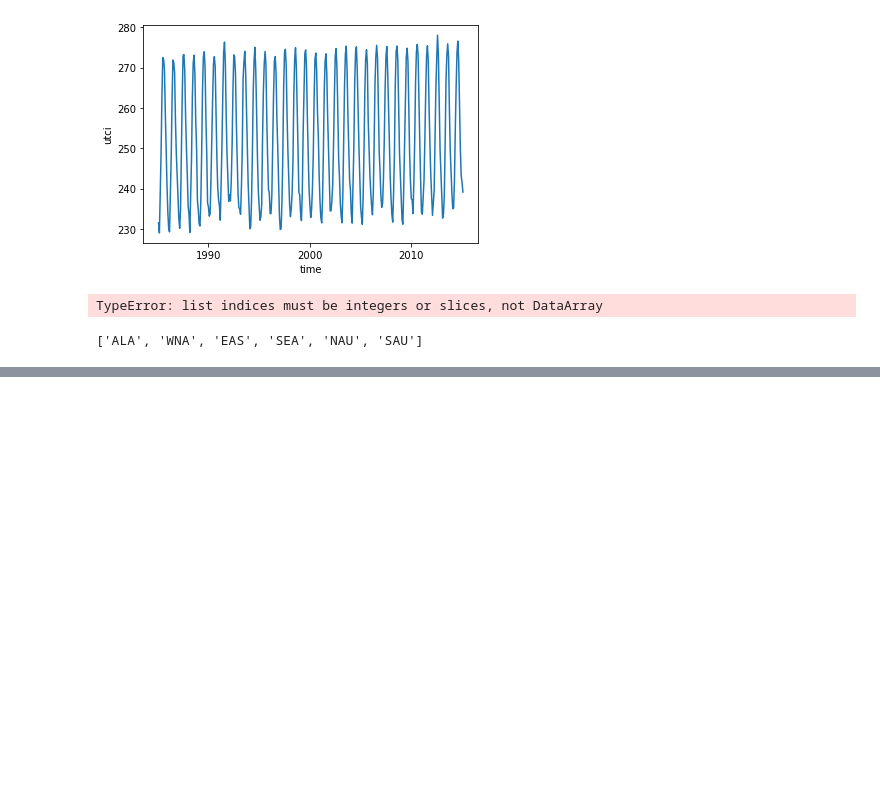
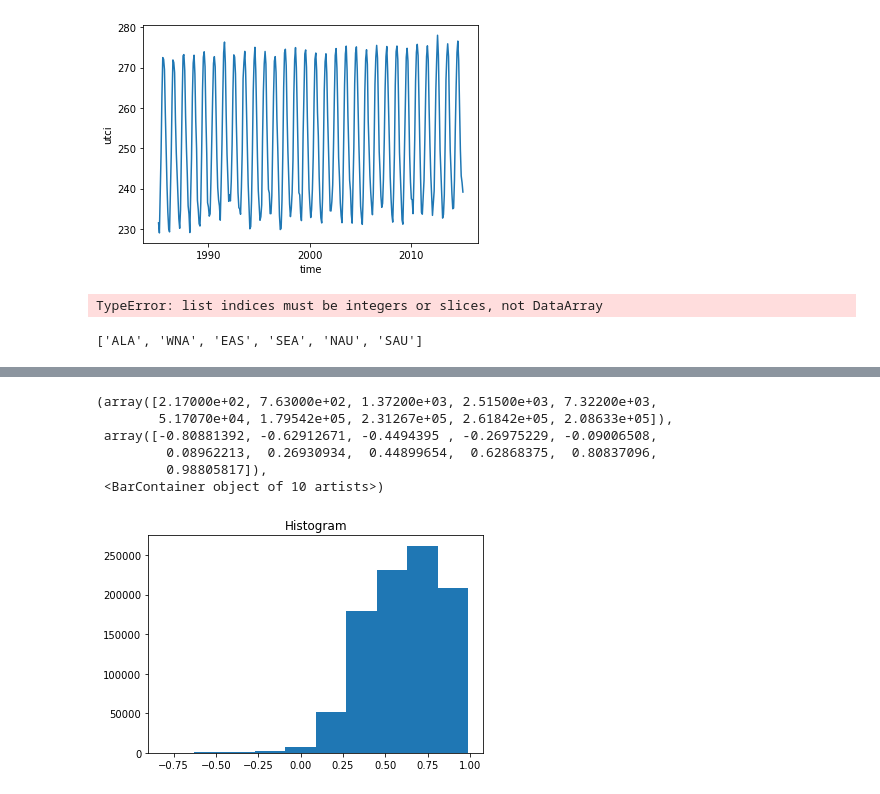
Before and after one commit to cmip6moap/project10, a Jupyter notebook: notebooks/UTCI_delta.ipynb, the cells around one changed output, grey strips where cells are left out. Cells and saved outputs as stored; diff of their text form; code cells hidden in the pictures; blank space fills up the shorter version.

```diff
--- a/notebooks/UTCI_delta.ipynb
+++ b/notebooks/UTCI_delta.ipynb
@@ -354,0 +514,31 @@ ds_baseline.region
+# %%
+def new_linregress(x, y):
+    """Wrapper around scipy linregress to use in apply_ufunc"""
+    slope, intercept, r_value, p_value, std_err = stats.linregress(x.flatten(), y.flatten())
+    return np.array([slope, intercept, r_value, p_value, std_err])
+
+
+def fit_parallel_wrapper(
+    x: xr.DataArray, y: xr.DataArray, dims = ["time"]
+) -> xr.DataArray:
+    """Do a linear fit along an axis, independently in other dimensions.
+    Different outputs of the fit are arranged along a new dimension, to get
+    around the limitation that xr.apply_ufunc can only take a single variable
+    output.
+    """
+    # return a new DataArray
+    result = xr.apply_ufunc(
+        new_linregress,
+        x,
+        y,
+        input_core_dims=[dims, dims],
+        output_core_dims=[["linregress"]],
+        vectorize=True,
+        dask="parallelized",
+        output_dtypes=["float64"],
+        output_sizes={"parameter": 5},
+    )
+    result = result.assign_coords(
+        {"linregress": ["slope", "intercept", "rvalue", "pvalue", "stderr"]}
+    )
+    return result
@@ -354,0 +706,12 @@ ds_baseline.region
+# %%
+ds_monthly_trends = xr.concat(ds_monthly_trends, dim='model')
+# %%
+ds_monthly_trends.sel(linregress='rvalue').plot()
+# %% [output]
+(array([2.17000e+02, 7.63000e+02, 1.37200e+03, 2.51500e+03, 7.32200e+03,
+        5.17070e+04, 1.79542e+05, 2.31267e+05, 2.61842e+05, 2.08633e+05]),
+ array([-0.80881392, -0.62912671, -0.4494395 , -0.26975229, -0.09006508,
+         0.08962213,  0.26930934,  0.44899654,  0.62868375,  0.80837096,
+         0.98805817]),
+ <BarContainer object of 10 artists>)
+[figure, added]
```
Also changed, not shown: parts of 15 cells of this notebook.
